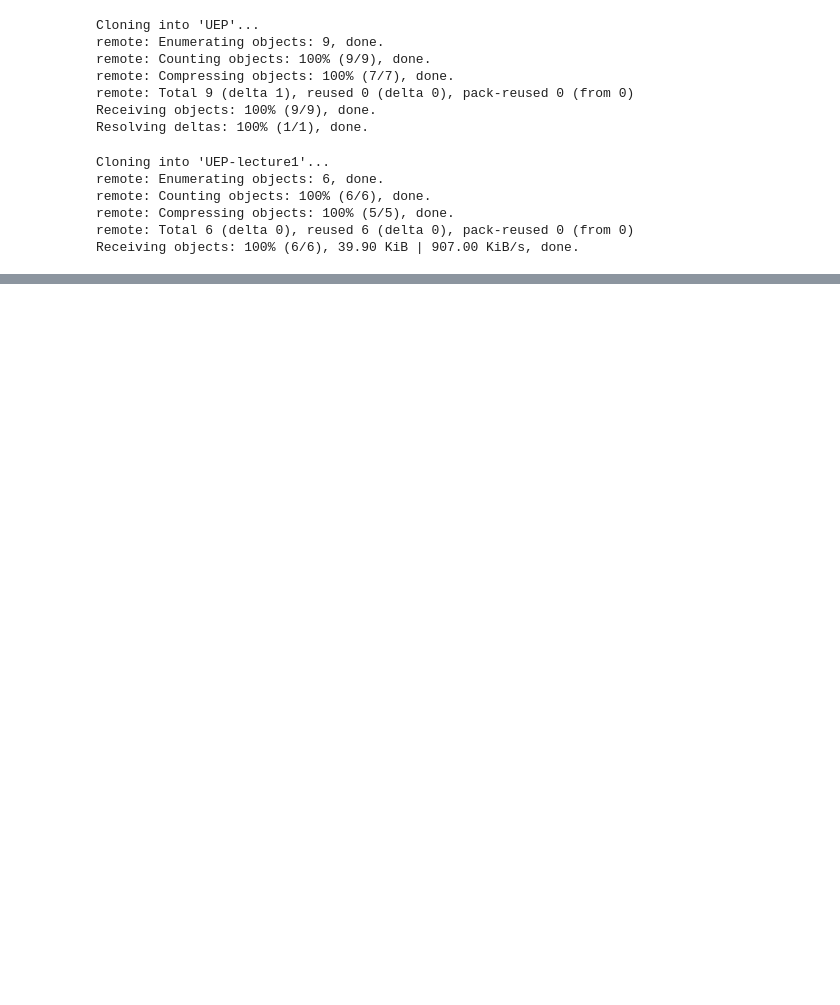
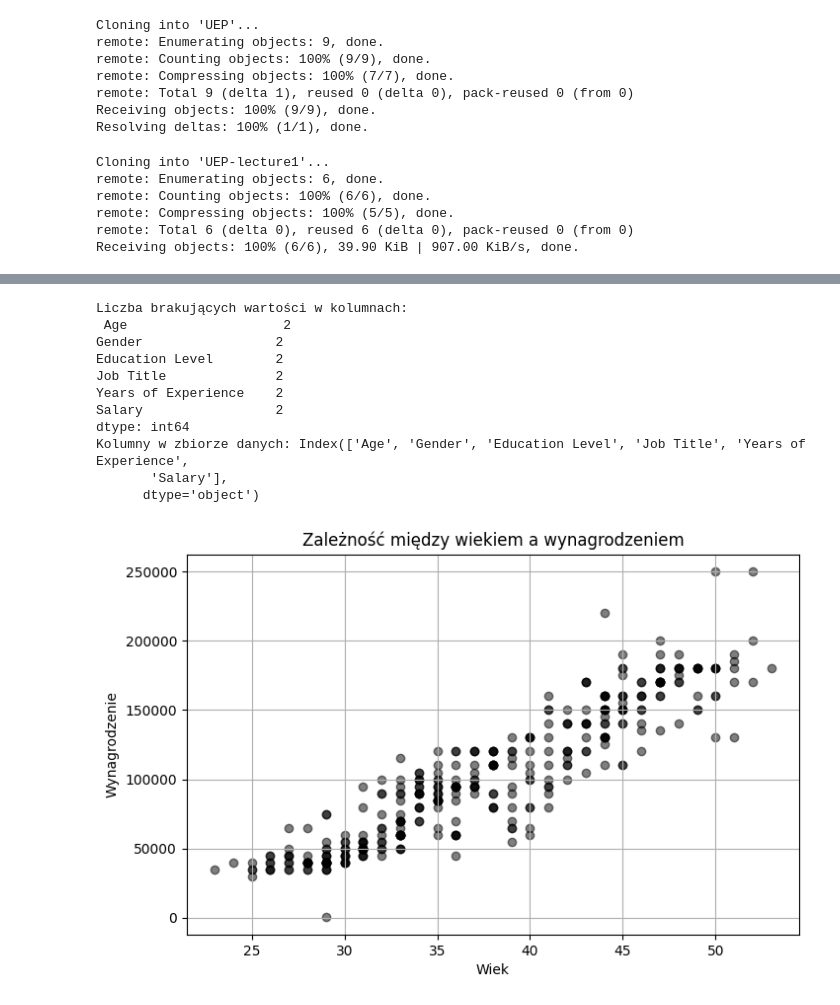
Before and after one commit to Xeesto/UEP, a Jupyter notebook: Lecture-1.ipynb, the cells around one changed output, grey strips where cells are left out. Saved outputs shown, nothing was run; the diff lists cells and outputs as text; code cells hidden in the pictures; blank space fills up the shorter version.

```diff
--- a/Lecture-1.ipynb
+++ b/Lecture-1.ipynb
@@ -27,0 +22,43 @@ fatal: not a git repository (or any of the parent directories): .git
+# %%
+import pandas as pd
+import matplotlib.pyplot as plt
+
+# URL do surowych danych na GitHub
+url = 'https://raw.githubusercontent.com/Xeesto/UEP/main/Salary%20Data%20(2).csv'
+
+# Wczytanie danych z obsługą problemów
+df = pd.read_csv(url)
+
+# Sprawdzenie brakujących wartości
+print("Liczba brakujących wartości w kolumnach:\n", df.isnull().sum())
+
+# Usunięcie wierszy z brakującymi wartościami (opcjonalnie)
+df.dropna(inplace=True)
+
+# Konwersja kolumn na odpowiednie typy, jeśli to konieczne
+for col in df.columns:
+    df[col] = pd.to_numeric(df[col], errors='coerce')
+
+print("Kolumny w zbiorze danych:", df.columns)
+
+# Wykres zależności między latami doświadczenia a wynagrodzeniem
+plt.figure(figsize=(8, 5))
+plt.scatter(df['Age'], df['Salary'], color='black', alpha=0.5)
+plt.xlabel('Wiek')
+plt.ylabel('Wynagrodzenie')
+plt.title('Zależność między wiekiem a wynagrodzeniem')
+plt.grid()
+plt.show()
+# %% [output]
+Liczba brakujących wartości w kolumnach:
+ Age                    2
+Gender                 2
+Education Level        2
+Job Title              2
+Years of Experience    2
+Salary                 2
+dtype: int64
+Kolumny w zbiorze danych: Index(['Age', 'Gender', 'Education Level', 'Job Title', 'Years of Experience',
+       'Salary'],
+      dtype='object')
+[figure, added]
```
Also changed, not shown: parts of 2 cells of this notebook.
